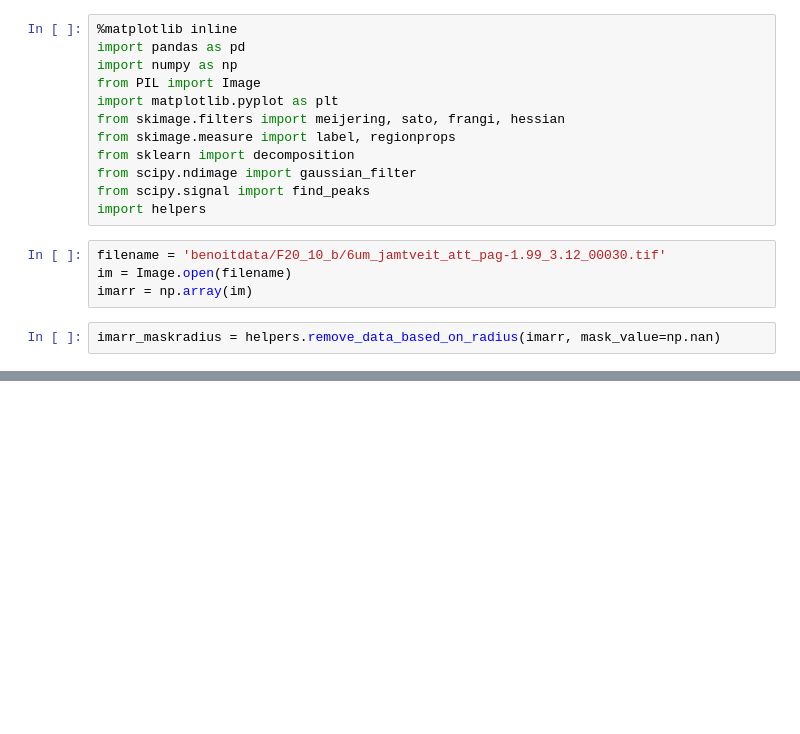
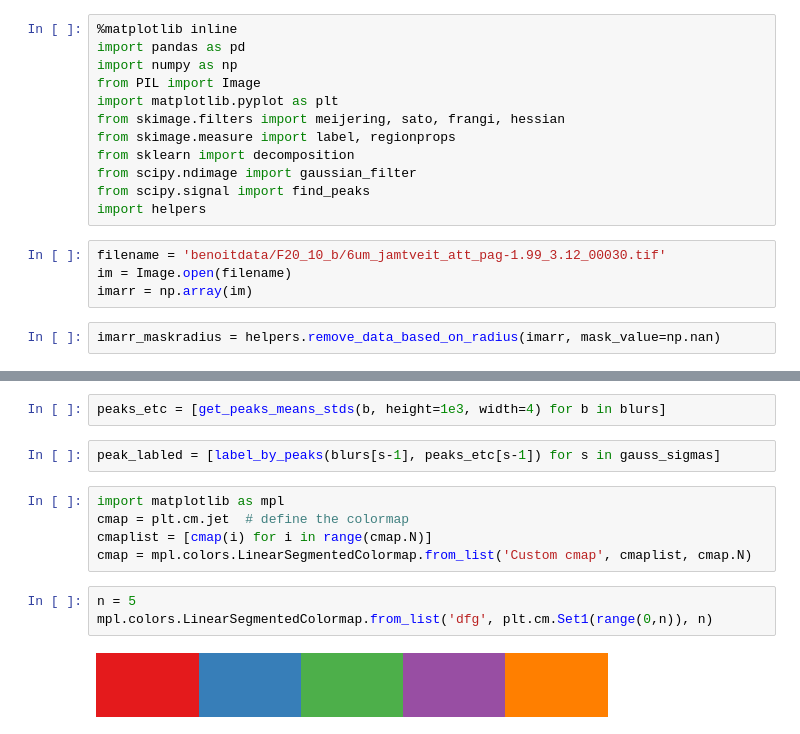
Before and after one commit to mnky9800n/faroe_segmentation, a Jupyter notebook: statistical labeling.ipynb, the cells around one changed output, grey strips where cells are left out. Drawn from its saved outputs; the diff is of its cells as text; blank space fills up the shorter version.

```diff
--- a/statistical labeling.ipynb
+++ b/statistical labeling.ipynb
@@ -24,0 +41,14 @@ imarr_blur = gaussian_filter(imarr_maskradius, sigma=1912)
+# %%
+peaks_etc = [get_peaks_means_stds(b, height=1e3, width=4) for b in blurs]
+# %%
+peak_labled = [label_by_peaks(blurs[s-1], peaks_etc[s-1]) for s in gauss_sigmas]
+# %%
+import matplotlib as mpl
+cmap = plt.cm.jet  # define the colormap
+cmaplist = [cmap(i) for i in range(cmap.N)]
+cmap = mpl.colors.LinearSegmentedColormap.from_list('Custom cmap', cmaplist, cmap.N)
+# %%
+n = 5
+mpl.colors.LinearSegmentedColormap.from_list('dfg', plt.cm.Set1(range(0,n)), n)
+# %% [output]
+[figure, added]
```
Also changed, not shown: parts of 26 cells of this notebook, 1 other file.
